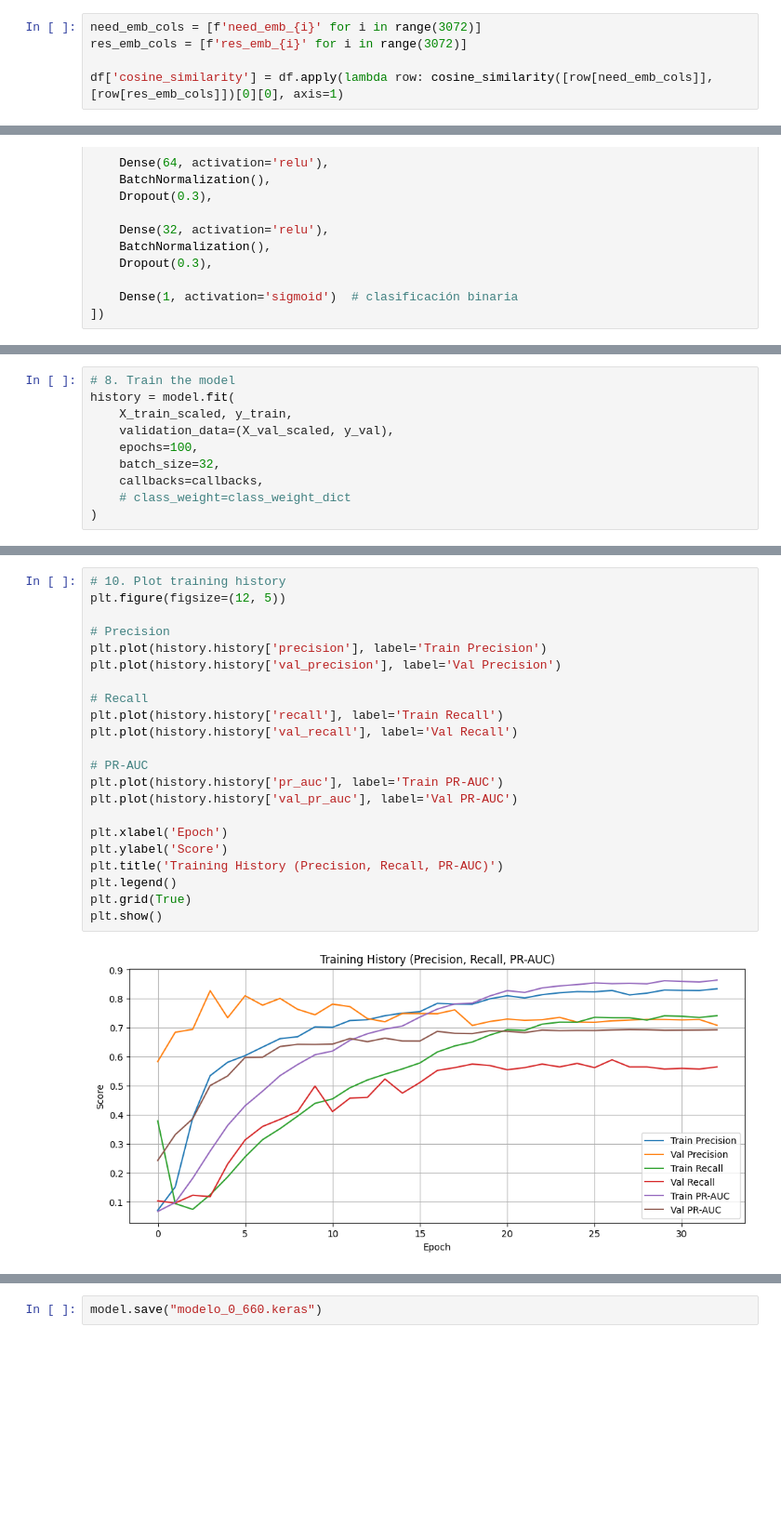
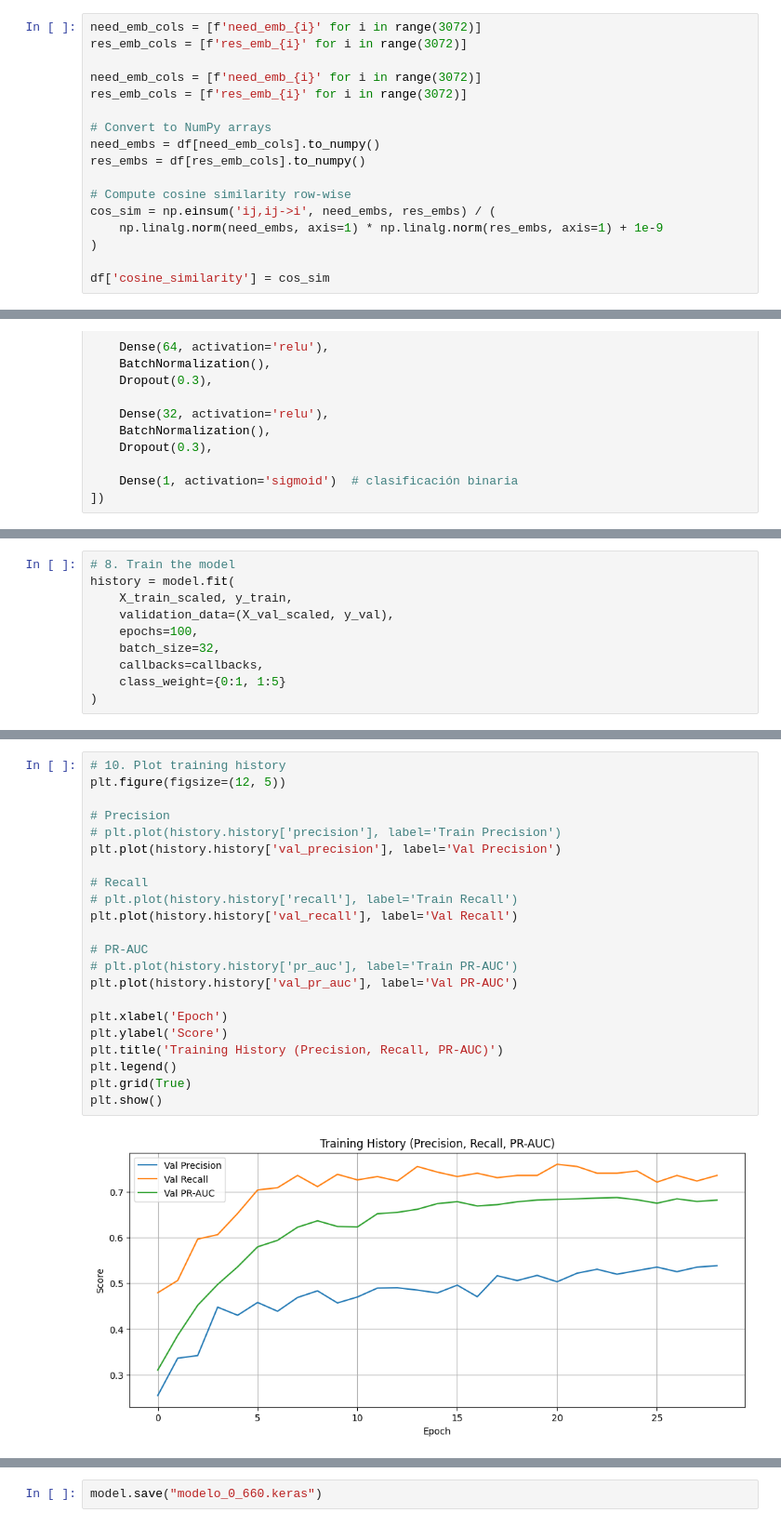
Before and after one commit to nschmidtg/puentes_ai, a Jupyter notebook: binary_exp/match_based.ipynb, the cells around one changed output, grey strips where cells are left out. Shown at 93% size. Saved outputs shown, nothing was run; the diff lists cells and outputs as text; blank space fills up the shorter version.

Commit message:
using cosine

```diff
--- a/binary_exp/match_based.ipynb
+++ b/binary_exp/match_based.ipynb
@@ -27,7 +25,19 @@ df = pd.read_csv('pairs_with_embeddings.csv')
 need_emb_cols = [f'need_emb_{i}' for i in range(3072)]
 res_emb_cols = [f'res_emb_{i}' for i in range(3072)]
 
-df['cosine_similarity'] = df.apply(lambda row: cosine_similarity([row[need_emb_cols]], [row[res_emb_cols]])[0][0], axis=1)
+need_emb_cols = [f'need_emb_{i}' for i in range(3072)]
+res_emb_cols = [f'res_emb_{i}' for i in range(3072)]
+
+# Convert to NumPy arrays
+need_embs = df[need_emb_cols].to_numpy()
+res_embs = df[res_emb_cols].to_numpy()
+
+# Compute cosine similarity row-wise
+cos_sim = np.einsum('ij,ij->i', need_embs, res_embs) / (
+    np.linalg.norm(need_embs, axis=1) * np.linalg.norm(res_embs, axis=1) + 1e-9
+)
+
+df['cosine_similarity'] = cos_sim
 # %%
 clusters = pd.read_csv('clusters.csv')
 clusters.head()
@@ -176,7 +182,7 @@ history = model.fit(
     epochs=100,
     batch_size=32,
     callbacks=callbacks,
-    # class_weight=class_weight_dict
+    class_weight={0:1, 1:5}
 )
 # %% [output]
 Epoch 1/100
@@ -206,27 +246,27 @@ print(metrics)
 # %%
 # 10. Plot training history
 plt.figure(figsize=(12, 5))
 
 # Precision
-plt.plot(history.history['precision'], label='Train Precision')
+# plt.plot(history.history['precision'], label='Train Precision')
 plt.plot(history.history['val_precision'], label='Val Precision')
 
 # Recall
-plt.plot(history.history['recall'], label='Train Recall')
+# plt.plot(history.history['recall'], label='Train Recall')
 plt.plot(history.history['val_recall'], label='Val Recall')
 
 # PR-AUC
-plt.plot(history.history['pr_auc'], label='Train PR-AUC')
+# plt.plot(history.history['pr_auc'], label='Train PR-AUC')
 plt.plot(history.history['val_pr_auc'], label='Val PR-AUC')
 
 plt.xlabel('Epoch')
 plt.ylabel('Score')
 plt.title('Training History (Precision, Recall, PR-AUC)')
 plt.legend()
 plt.grid(True)
 plt.show()
 # %% [output]
-[figure, old version]
+[figure, new version]
 # %%
 f2_scores = (5 * prec * rec) / (4 * prec + rec + 1e-9)  # F2 formula
 best_idx = np.argmax(f2_scores)
```
Also changed, not shown: parts of 12 cells of this notebook.
